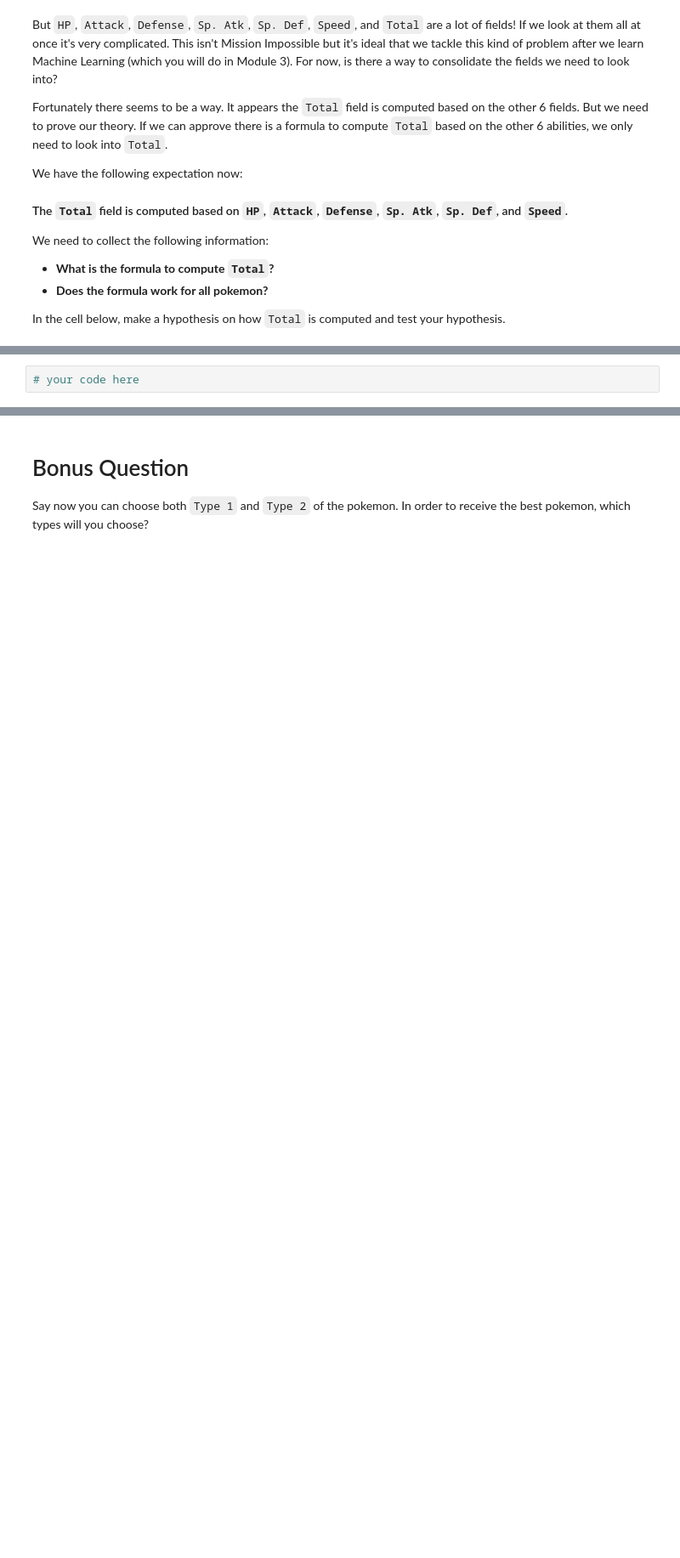
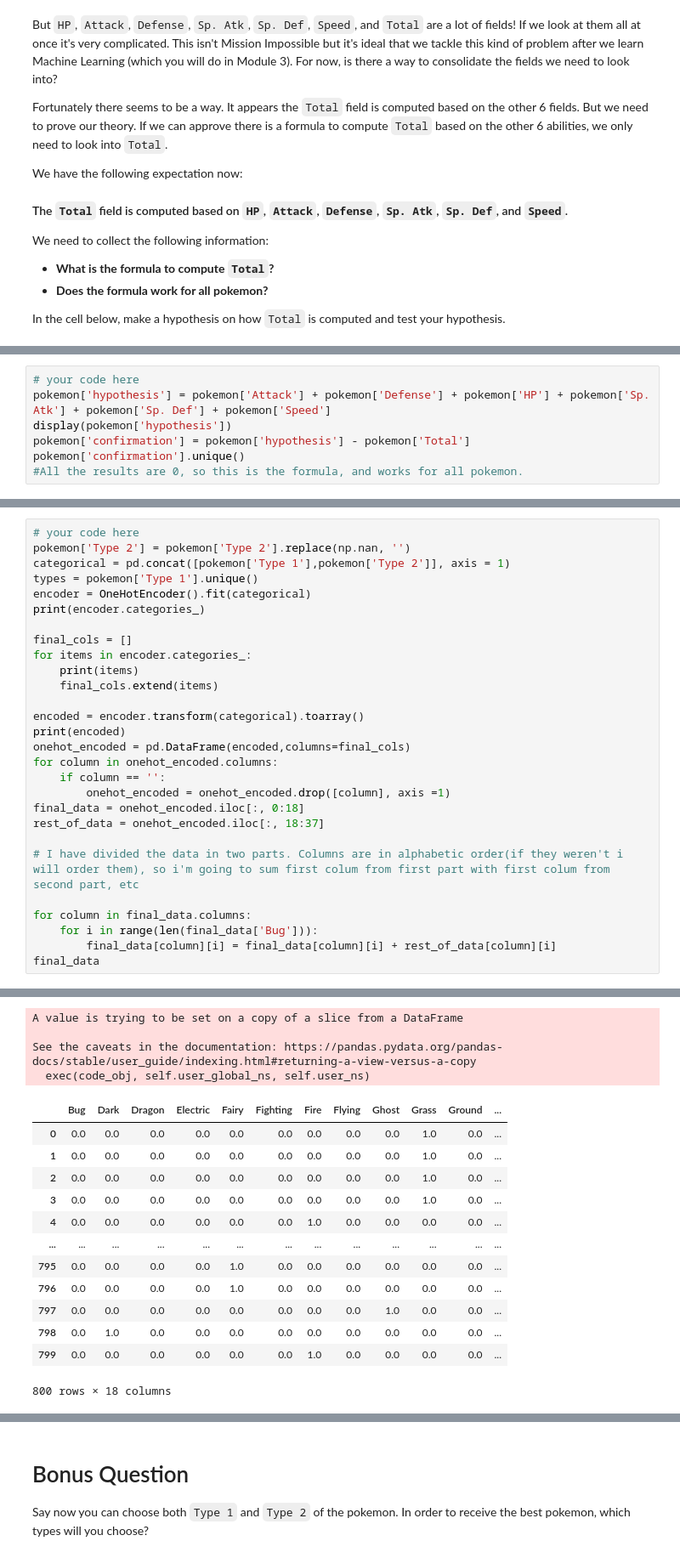
Before and after one commit to Javianalista/lab-dataframe-calculations, a Jupyter notebook: your-code/challenge-2.ipynb, the cells around one changed output, grey strips where cells are left out. Shown: that part at 85% size. Drawn from its saved outputs; the diff is of its cells as text; blank space fills up the shorter version.

```diff
--- a/your-code/challenge-2.ipynb
+++ b/your-code/challenge-2.ipynb
@@ -46,0 +56,7 @@ In the cell below, make a hypothesis on how `Total` is computed and test your hy
+# %%
+# your code here
+pokemon['hypothesis'] = pokemon['Attack'] + pokemon['Defense'] + pokemon['HP'] + pokemon['Sp. Atk'] + pokemon['Sp. Def'] + pokemon['Speed']
+display(pokemon['hypothesis'])
+pokemon['confirmation'] = pokemon['hypothesis'] - pokemon['Total']
+pokemon['confirmation'].unique()
+#All the results are 0, so this is the formula, and works for all pokemon.
@@ -72,5 +102,32 @@ For instance, if a pokemon has `Type 1` as `Poison` and `Type 2` as `Fire`, then
 The new numerical variables you create should look like below:
 
 ![One Hot Encoding](../images/one-hot-encoding.png)
-# %%
-# your code here
+# %%
+# your code here
+pokemon['Type 2'] = pokemon['Type 2'].replace(np.nan, '')
+categorical = pd.concat([pokemon['Type 1'],pokemon['Type 2']], axis = 1)
+types = pokemon['Type 1'].unique()
+encoder = OneHotEncoder().fit(categorical)
+print(encoder.categories_)
+
+final_cols = []
+for items in encoder.categories_:
+    print(items)
+    final_cols.extend(items)
+
+encoded = encoder.transform(categorical).toarray()
+print(encoded)
+onehot_encoded = pd.DataFrame(encoded,columns=final_cols)
+for column in onehot_encoded.columns:
+    if column == '':
+        onehot_encoded = onehot_encoded.drop([column], axis =1)
+final_data = onehot_encoded.iloc[:, 0:18]
+rest_of_data = onehot_encoded.iloc[:, 18:37]
+
+# I have divided the data in two parts. Columns are in alphabetic order(if they weren't i will order them), so i'm going to sum first colum from first part with first colum from second part, etc
+
+for column in final_data.columns:
+    for i in range(len(final_data['Bug'])):
+        final_data[column][i] = final_data[column][i] + rest_of_data[column][i]
+final_data
+# %% [output]
@@ -77,3 +152,20 @@ The new numerical variables you create should look like below:
+A value is trying to be set on a copy of a slice from a DataFrame
+
+See the caveats in the documentation: https://pandas.pydata.org/pandas-docs/stable/user_guide/indexing.html#returning-a-view-versus-a-copy
+  exec(code_obj, self.user_global_ns, self.user_ns)
+|  | Bug | Dark | Dragon | Electric | Fairy | Fighting | Fire | Flying | Ghost | Grass | Ground | ... |
+| 0 | 0.0 | 0.0 | 0.0 | 0.0 | 0.0 | 0.0 | 0.0 | 0.0 | 0.0 | 1.0 | 0.0 | ... |
+| 1 | 0.0 | 0.0 | 0.0 | 0.0 | 0.0 | 0.0 | 0.0 | 0.0 | 0.0 | 1.0 | 0.0 | ... |
+| 2 | 0.0 | 0.0 | 0.0 | 0.0 | 0.0 | 0.0 | 0.0 | 0.0 | 0.0 | 1.0 | 0.0 | ... |
+| 3 | 0.0 | 0.0 | 0.0 | 0.0 | 0.0 | 0.0 | 0.0 | 0.0 | 0.0 | 1.0 | 0.0 | ... |
+| 4 | 0.0 | 0.0 | 0.0 | 0.0 | 0.0 | 0.0 | 1.0 | 0.0 | 0.0 | 0.0 | 0.0 | ... |
+| ... | ... | ... | ... | ... | ... | ... | ... | ... | ... | ... | ... | ... |
+| 795 | 0.0 | 0.0 | 0.0 | 0.0 | 1.0 | 0.0 | 0.0 | 0.0 | 0.0 | 0.0 | 0.0 | ... |
+| 796 | 0.0 | 0.0 | 0.0 | 0.0 | 1.0 | 0.0 | 0.0 | 0.0 | 0.0 | 0.0 | 0.0 | ... |
+| 797 | 0.0 | 0.0 | 0.0 | 0.0 | 0.0 | 0.0 | 0.0 | 0.0 | 1.0 | 0.0 | 0.0 | ... |
+| 798 | 0.0 | 1.0 | 0.0 | 0.0 | 0.0 | 0.0 | 0.0 | 0.0 | 0.0 | 0.0 | 0.0 | ... |
+| 799 | 0.0 | 0.0 | 0.0 | 0.0 | 0.0 | 0.0 | 1.0 | 0.0 | 0.0 | 0.0 | 0.0 | ... |
+800 rows × 18 columns
 # %% [markdown]
 ## Problem Solving Iteration 3
 
```
Also changed, not shown: parts of 9 cells of this notebook.
